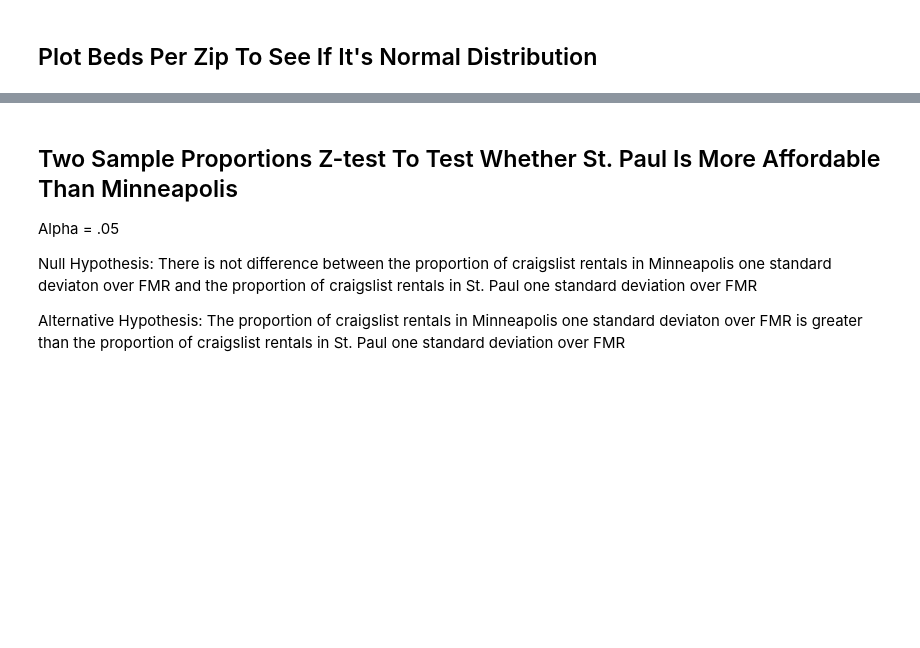
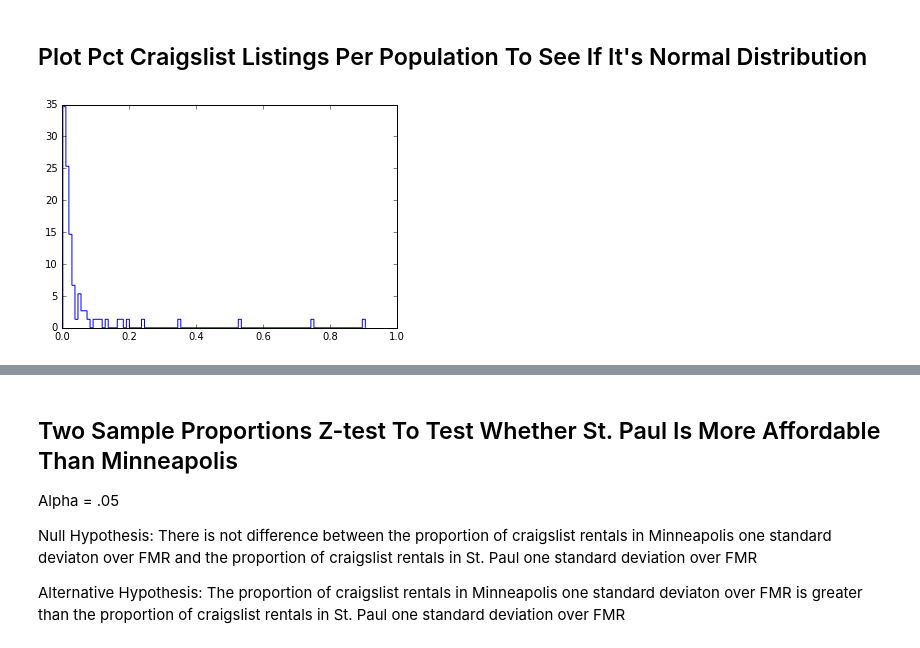
Before and after one commit to murra667/Inferential-Statistics-Craigslist-Rental-Market-Twin-Cities, a Jupyter notebook: Craigslist Rental Housing Ads Inferential Statistics.ipynb, the cells around one changed output, grey strips where cells are left out. Drawn from its saved outputs; the diff is of its cells as text; code cells hidden in the pictures; blank space fills up the shorter version.

```diff
--- a/Craigslist Rental Housing Ads Inferential Statistics.ipynb
+++ b/Craigslist Rental Housing Ads Inferential Statistics.ipynb
@@ -22,2 +21,10 @@ plt.show()
 # %% [markdown]
-## Plot Beds Per Zip To See If It's Normal Distribution
+## Plot Pct Craigslist Listings Per Population To See If It's Normal Distribution
+# %%
+# plot count of craigslist beds per zipcodee
+craigslist_over_total = munged['craigslist pct per total units']
+craigslist_over_total = craigslist_over_total.drop(10)
+_ = plt.hist(craigslist_over_total, bins = 100, normed=True, histtype = 'step')
+plt.show()
+# %% [output]
+[figure, added]
```
Also changed, not shown: parts of 14 cells of this notebook.
